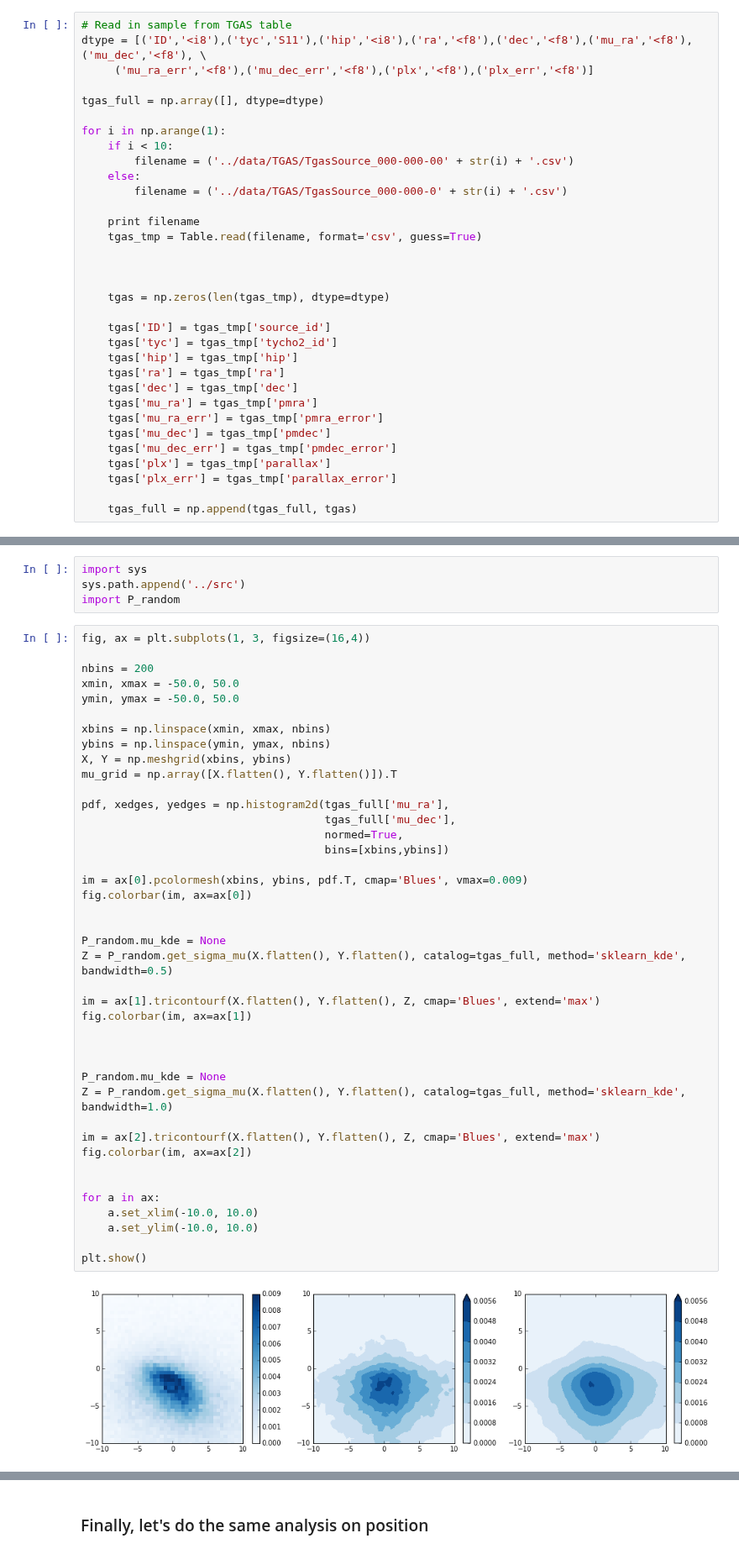
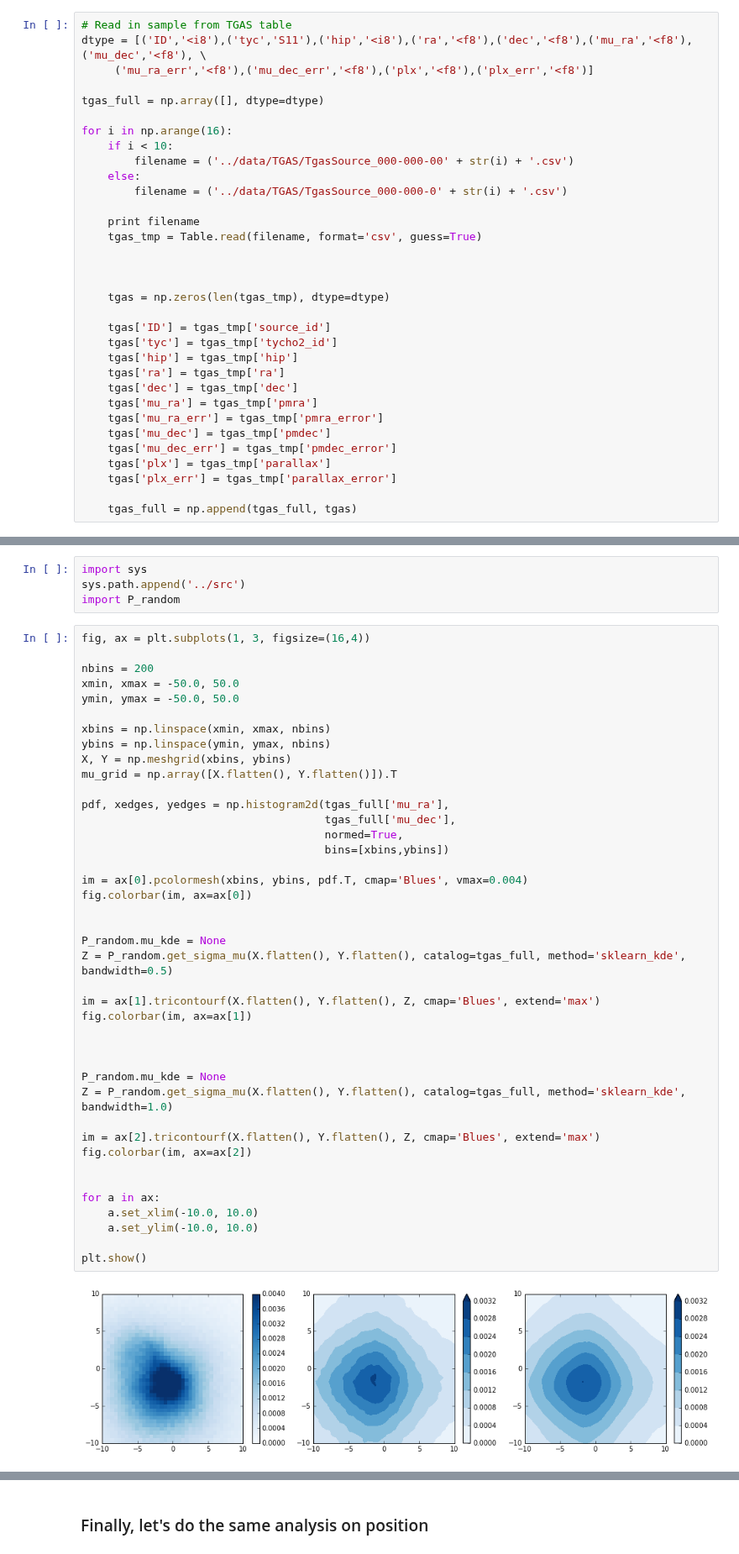
Before and after one commit to astroJeff/gaia_binaries, a Jupyter notebook: notebooks/TGAS_general.ipynb, the cells around one changed output, grey strips where cells are left out. Shown at 84% size. Cells and saved outputs as stored; diff of their text form.

```diff
--- a/notebooks/TGAS_general.ipynb
+++ b/notebooks/TGAS_general.ipynb
@@ -16,7 +16,7 @@ dtype = [('ID','<i8'),('tyc','S11'),('hip','<i8'),('ra','<f8'),('dec','<f8'),('m
 
 tgas_full = np.array([], dtype=dtype)
 
-for i in np.arange(1):
+for i in np.arange(16):
     if i < 10:
         filename = ('../data/TGAS/TgasSource_000-000-00' + str(i) + '.csv')
     else:
@@ -241,32 +256,32 @@ mu_grid = np.array([X.flatten(), Y.flatten()]).T
 
 pdf, xedges, yedges = np.histogram2d(tgas_full['mu_ra'],
                                      tgas_full['mu_dec'],
                                      normed=True,
                                      bins=[xbins,ybins])
 
-im = ax[0].pcolormesh(xbins, ybins, pdf.T, cmap='Blues', vmax=0.009)
+im = ax[0].pcolormesh(xbins, ybins, pdf.T, cmap='Blues', vmax=0.004)
 fig.colorbar(im, ax=ax[0])
 
 
 P_random.mu_kde = None
 Z = P_random.get_sigma_mu(X.flatten(), Y.flatten(), catalog=tgas_full, method='sklearn_kde', bandwidth=0.5)
 
 im = ax[1].tricontourf(X.flatten(), Y.flatten(), Z, cmap='Blues', extend='max')
 fig.colorbar(im, ax=ax[1])
 
 
 
 P_random.mu_kde = None
 Z = P_random.get_sigma_mu(X.flatten(), Y.flatten(), catalog=tgas_full, method='sklearn_kde', bandwidth=1.0)
 
 im = ax[2].tricontourf(X.flatten(), Y.flatten(), Z, cmap='Blues', extend='max')
 fig.colorbar(im, ax=ax[2])
 
 
 for a in ax:
     a.set_xlim(-10.0, 10.0)
     a.set_ylim(-10.0, 10.0)
 
 plt.show()
 # %% [output]
-[figure, old version]
+[figure, new version]
```
Also changed, not shown: parts of 2 cells of this notebook, 1 other file.
